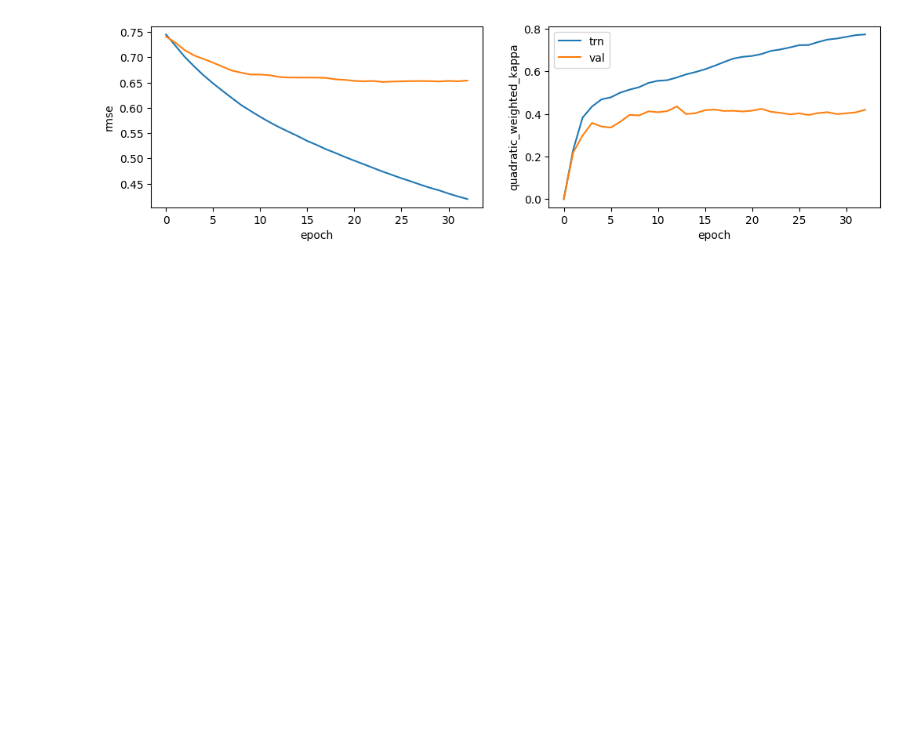
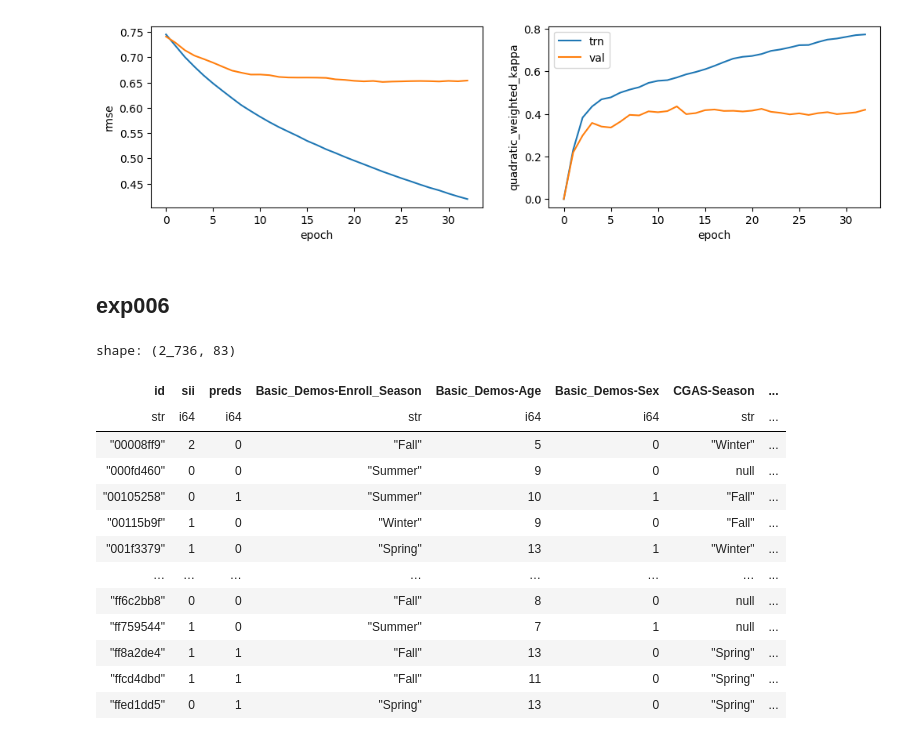
Before and after one commit to maekou-AI/cmi_piu, a Jupyter notebook: notebook/model_evaluation.ipynb, the cells around one changed output. Drawn from its saved outputs; the diff is of its cells as text; code cells hidden in the pictures; blank space fills up the shorter version.

```diff
--- a/notebook/model_evaluation.ipynb
+++ b/notebook/model_evaluation.ipynb
@@ -100,3 +100,29 @@ plt.legend()
 plt.show()
 # %% [output]
 [figure]
+# %% [markdown]
+## exp006
+# %%
+oof_preds_006 = pl.read_csv("/kaggle/temp/exp006_hyperparameter_tuning/oof_prediction.csv")
+oof_preds_006 = (
+    oof_preds_006
+    .select(pl.col("id"), pl.col("sii").alias("preds"))
+    .join(trn_df, on="id", how="left")
+    .select("id", "sii", "preds", pl.exclude("id", "sii", "preds"))
+)
+oof_preds_006
+# %% [output]
+shape: (2_736, 83)
+| id | sii | preds | Basic_Demos-Enroll_Season | Basic_Demos-Age | Basic_Demos-Sex | CGAS-Season | ... |
+| str | i64 | i64 | str | i64 | i64 | str | ... |
+| "00008ff9" | 2 | 0 | "Fall" | 5 | 0 | "Winter" | ... |
+| "000fd460" | 0 | 0 | "Summer" | 9 | 0 | null | ... |
+| "00105258" | 0 | 1 | "Summer" | 10 | 1 | "Fall" | ... |
+| "00115b9f" | 1 | 0 | "Winter" | 9 | 0 | "Fall" | ... |
+| "001f3379" | 1 | 0 | "Spring" | 13 | 1 | "Winter" | ... |
+| … | … | … | … | … | … | … | ... |
+| "ff6c2bb8" | 0 | 0 | "Fall" | 8 | 0 | null | ... |
+| "ff759544" | 1 | 0 | "Summer" | 7 | 1 | null | ... |
+| "ff8a2de4" | 1 | 1 | "Fall" | 13 | 0 | "Spring" | ... |
+| "ffcd4dbd" | 1 | 1 | "Fall" | 11 | 0 | "Spring" | ... |
+| "ffed1dd5" | 0 | 1 | "Spring" | 13 | 0 | "Spring" | ... |
```
Also changed, not shown: parts of 8 cells of this notebook, 2 other files.
